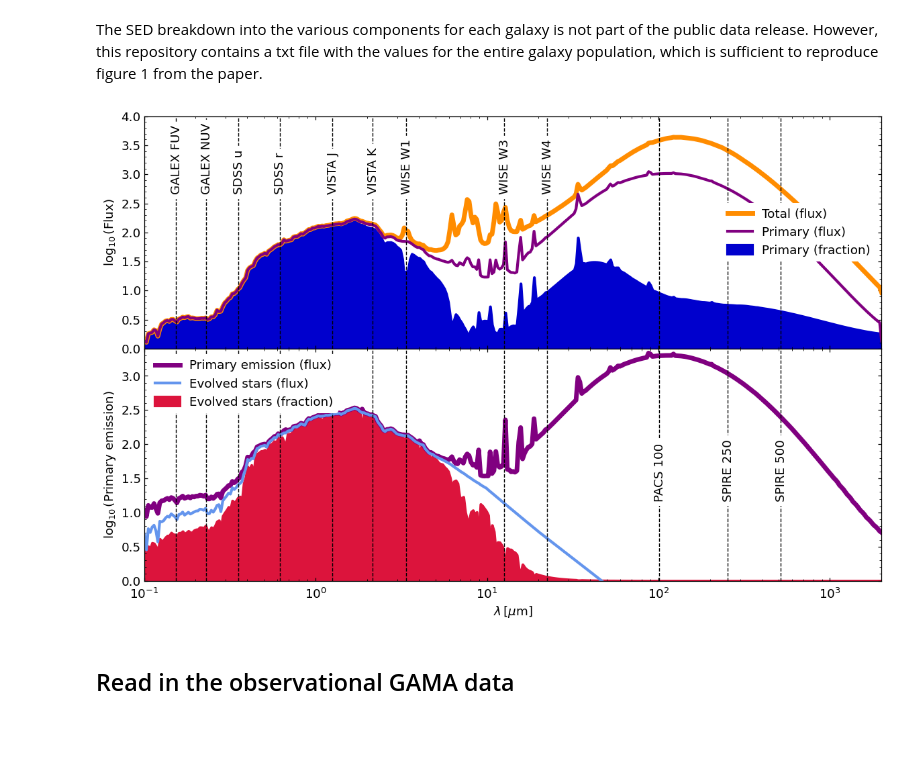
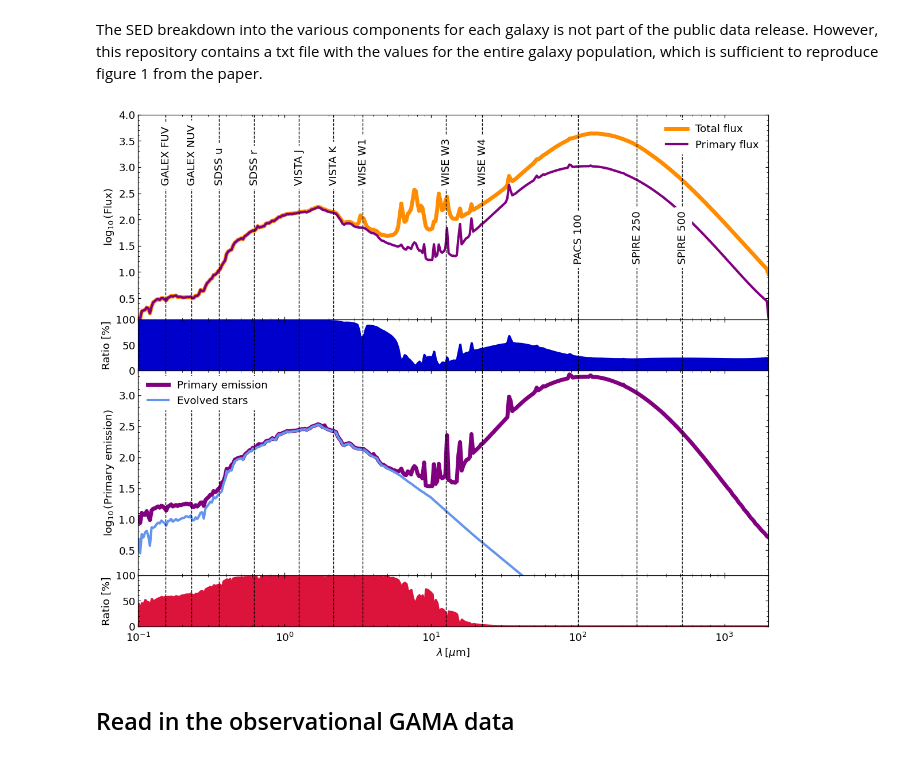
Before and after one commit to andreagebek/TNG100colors, a Jupyter notebook: analysis.ipynb, the cells around one changed output. Drawn from its saved outputs; the diff is of its cells as text; code cells hidden in the pictures; blank space fills up the shorter version.

Commit message:
Minor update to SED breakdown figure

```diff
--- a/analysis.ipynb
+++ b/analysis.ipynb
@@ -157,26 +157,24 @@ wavelength, SED_total, SED_primary, SED_primaryEmission, SED_evolvedStars = np.l
 normalization_0 = 80.
 normalization_1 = 2e24
 
-fig, axes = plt.subplots(figsize = (12., 8.), nrows = 2, ncols = 1)
+fig, axes = plt.subplots(figsize = (12., 10.), nrows = 4, ncols = 1, height_ratios = [1., 0.25, 1., 0.25])
 
-axes[0].plot(wavelength, np.log10(SED_total / normalization_0), color = 'darkorange', linewidth = 5., label = 'Total (flux)')
-axes[0].plot(wavelength, np.log10(SED_primary / normalization_0), color = 'purple', linewidth = 3., label = 'Primary (flux)')
-axes[0].fill_between(wavelength, SED_primary / SED_total * np.log10(SED_total / normalization_0),
-                     color = 'mediumblue', linewidth = 3., label = 'Primary (fraction)')
+axes[0].plot(wavelength, np.log10(SED_total / normalization_0), color = 'darkorange', linewidth = 5., label = 'Total flux')
+axes[0].plot(wavelength, np.log10(SED_primary / normalization_0), color = 'purple', linewidth = 3., label = 'Primary flux')
+axes[1].fill_between(wavelength, SED_primary / SED_total * 100., color = 'mediumblue', linewidth = 3.)
 
 
-lg0 = axes[0].legend(loc = 'center right')
+lg0 = axes[0].legend(loc = 'upper right')
 lg0.get_frame().set_linewidth(0.0)
 lg0.get_frame().set_alpha(None)
 
 
-axes[1].plot(wavelength, np.log10(SED_primaryEmission / normalization_1), color = 'purple', linewidth = 5., label = 'Primary emission (flux)')
+axes[2].plot(wavelength, np.log10(SED_primaryEmission / normalization_1), color = 'purple', linewidth = 5., label = 'Primary emission')
 with np.errstate(divide = 'ignore'):
-    axes[1].plot(wavelength, np.log10(SED_evolvedStars / normalization_1), color = 'cornflowerblue', linewidth = 3., label = 'Evolved stars (flux)')
-axes[1].fill_between(wavelength, SED_evolvedStars / SED_primaryEmission * np.log10(SED_primaryEmission / normalization_1),
-                     color = 'crimson', linewidth = 3., label = 'Evolved stars (fraction)')
+    axes[2].plot(wavelength, np.log10(SED_evolvedStars / normalization_1), color = 'cornflowerblue', linewidth = 3., label = 'Evolved stars')
+axes[3].fill_between(wavelength, SED_evolvedStars / SED_primaryEmission * 100., color = 'crimson', linewidth = 3.)
 
-lg1 = axes[1].legend(loc = 'upper left')
+lg1 = axes[2].legend(loc = 'upper left')
 lg1.get_frame().set_linewidth(0.0)
 lg1.get_frame().set_alpha(None)
 
@@ -186,43 +184,50 @@ pivotWavelengths_figure1 = {'GALEX_FUV': 0.15351, 'GALEX_NUV': 0.23008, 'SDSS_u'
 
 labels = {'GALEX_FUV': 'GALEX FUV', 'GALEX_NUV': 'GALEX NUV', 'SDSS_u': 'SDSS u', 'SDSS_r': 'SDSS r',
           'VISTA_J': 'VISTA J', 'VISTA_K': 'VISTA K', 'WISE_W1': 'WISE W1', 'WISE_W3': 'WISE W3',
           'WISE_W4': 'WISE W4', 'PACS_100': 'PACS 100', 'SPIRE_250': 'SPIRE 250', 'SPIRE_500': 'SPIRE 500'}
 
 axes[0].vlines(pivotWavelengths_figure1.values(), ymin = 0., ymax = 4., color = 'black', linewidth = 1., linestyle = '--')
-axes[1].vlines(pivotWavelengths_figure1.values(), ymin = 0., ymax = 3.4, color = 'black', linewidth = 1., linestyle = '--')
+axes[1].vlines(pivotWavelengths_figure1.values(), ymin = 0., ymax = 100., color = 'black', linewidth = 1., linestyle = '--')
+axes[2].vlines(pivotWavelengths_figure1.values(), ymin = 0., ymax = 3.4, color = 'black', linewidth = 1., linestyle = '--')
+axes[3].vlines(pivotWavelengths_figure1.values(), ymin = 0., ymax = 100., color = 'black', linewidth = 1., linestyle = '--')
 
 for key in pivotWavelengths_figure1.keys():
     if pivotWavelengths_figure1[key] > 100.:
         yText = 1.2
-        panelIdx = 1
     else:
         yText = 2.7
-        panelIdx = 0
-    axes[panelIdx].text(x = pivotWavelengths_figure1[key] * 0.93, y = yText, s = labels[key], rotation = 'vertical', backgroundcolor = 'white')
 
-axes[1].set_xlabel('$\lambda\,[\mu\mathrm{m}]$')
+    axes[0].text(x = pivotWavelengths_figure1[key] * 0.93, y = yText, s = labels[key], rotation = 'vertical', backgroundcolor = 'white')
+
+axes[3].set_xlabel('$\lambda\,[\mu\mathrm{m}]$')
 axes[0].set_ylabel(r'$\log_{10}(\mathrm{Flux})$')
-axes[1].set_ylabel(r'$\log_{10}(\mathrm{Primary\ emission})$')
+axes[1].set_ylabel('Ratio [%]')
+axes[2].set_ylabel(r'$\log_{10}(\mathrm{Primary\ emission})$')
+axes[3].set_ylabel('Ratio [%]')
 
-axes[0].set_ylim(0., 4.)
-axes[1].set_ylim(0., 3.4)
+axes[0].set_ylim(0.1, 4.)
+axes[1].set_ylim(0., 100.)
+axes[2].set_ylim(0.1, 3.4)
+axes[3].set_ylim(0., 100.)
 
 for ax in axes:
     ax.set_xscale('log')
     ax.set_xlim(0.1, 2000.)
 
     ax.tick_params(which='both', direction='in', top=True, right=True)
     ax.minorticks_on()
 
-axes[1].tick_params(axis = 'x', which = 'both', pad = 7.)
+axes[3].tick_params(axis = 'x', which = 'both', pad = 7.)
 axes[0].set_xticklabels([])
+axes[1].set_xticklabels([])
+axes[2].set_xticklabels([])
 
 
 plt.tight_layout()
 plt.subplots_adjust(hspace = 0)
 plt.show()
 # %% [output]
-[figure, old version]
+[figure, new version]
 # %% [markdown]
 ## Read in the observational GAMA data
 # %% [markdown]
```
Also changed, not shown: parts of 3 cells of this notebook.
